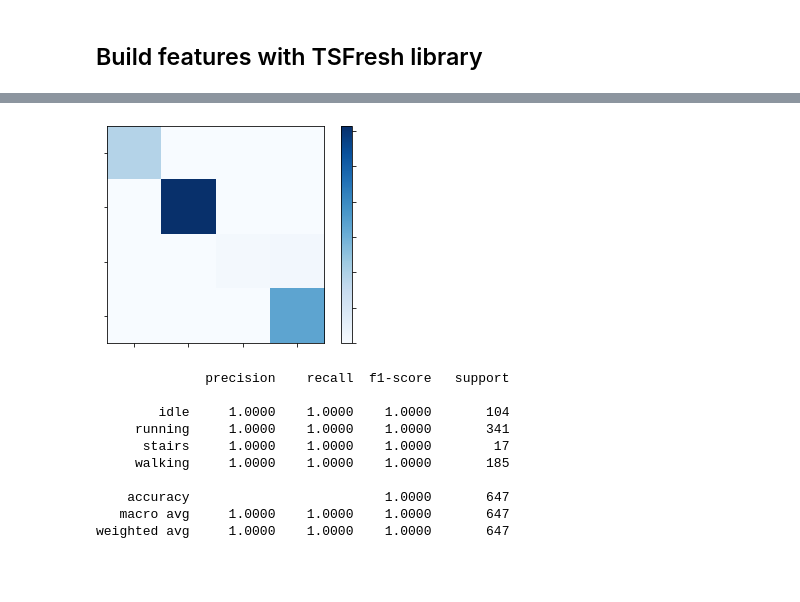
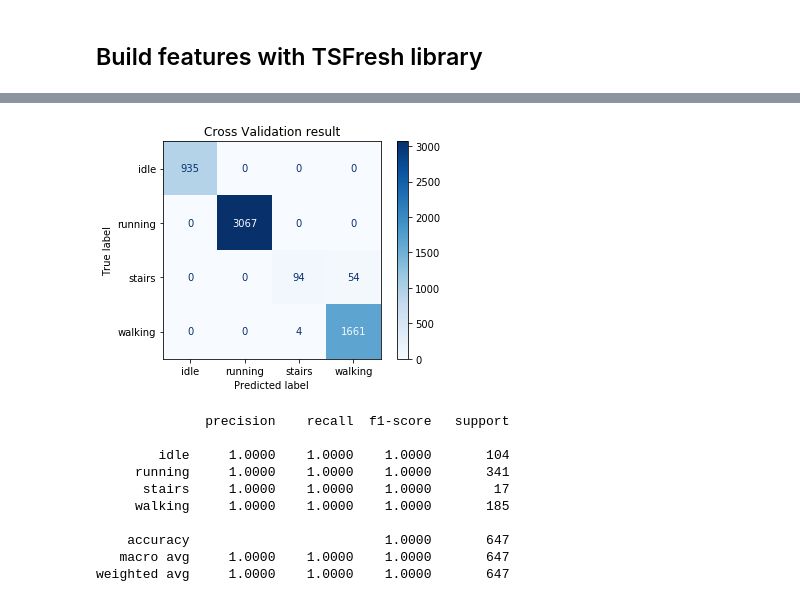
Before and after one commit to zikrach/activity-accelerometer, a Jupyter notebook: data_loader.ipynb, the cells around one changed output, grey strips where cells are left out. Drawn from its saved outputs; the diff is of its cells as text; code cells hidden in the pictures; blank space fills up the shorter version.

```diff
--- a/data_loader.ipynb
+++ b/data_loader.ipynb
@@ -343,0 +338,8 @@ np.unique(y_train, return_counts=True), np.unique(y_test, return_counts=True)
+# %%
+X_train_gen = X_all_gen[X_all_gen.index.isin(train_ids['id'])].drop(['type'], axis=1).copy()
+y_train = X_all_gen[X_all_gen.index.isin(train_ids['id'])]['type'].values
+
+X_test_gen = X_all_gen[X_all_gen.index.isin(test_ids['id'])].drop(['type'], axis=1).copy()
+y_test = X_all_gen[X_all_gen.index.isin(test_ids['id'])]['type'].values
+
+X_train_gen.shape, X_test_gen.shape, len(y_train), len(y_test)
@@ -343,0 +357,10 @@ np.unique(y_train, return_counts=True), np.unique(y_test, return_counts=True)
+# %%
+relevant_features = set()
+
+for label in np.unique(y_train):
+    y_train_binary = y_train == label
+    X_train_filtered = select_features(X_train_gen, y_train_binary)
+    print("Number of relevant features for class {}: {}/{}".format(label, X_train_filtered.shape[1], X_train.shape[1]))
+    relevant_features = relevant_features.union(set(X_train_filtered.columns))
+
+len(relevant_features)
@@ -343,0 +373,5 @@ np.unique(y_train, return_counts=True), np.unique(y_test, return_counts=True)
+# %%
+X_train_filtered = X_train_gen[list(relevant_features)]
+X_test_filtered = X_test_gen[list(relevant_features)]
+
+X_train_filtered.shape, X_test_filtered.shape
@@ -344,6 +382,6 @@ np.unique(y_train, return_counts=True), np.unique(y_test, return_counts=True)
 # %%
 preds_cv = cross_val_predict(RandomForestClassifier(class_weight='balanced', n_jobs=-1),
-                             X_train, y_train, groups=y_train, cv=5, verbose=1)
+                             X_train_filtered, y_train, groups=y_train, cv=10, verbose=1)
 
 print(classification_report(y_train, preds_cv, digits=4))
 # %% [output]
@@ -362,12 +400,12 @@ weighted avg     0.9863    0.9859    0.9835      5815
 # %%
 fig, ax = plt.subplots()
-ConfusionMatrixDisplay(confusion_matrix(y_train, preds_cv), np.unique(y_train)
+ConfusionMatrixDisplay(confusion_matrix(y_train, preds_cv), display_labels=np.unique(y_train)
                       ).plot(cmap=plt.cm.Blues,
                              values_format='.0f',
                             ax=ax)
 ax.set_title('Cross Validation result')
 plt.show()
 # %% [output]
-[figure, old version]
+[figure, new version]
 # %%
 classifier_full = RandomForestClassifier(class_weight='balanced', n_jobs=-1)
```
Also changed, not shown: parts of 47 cells of this notebook.
